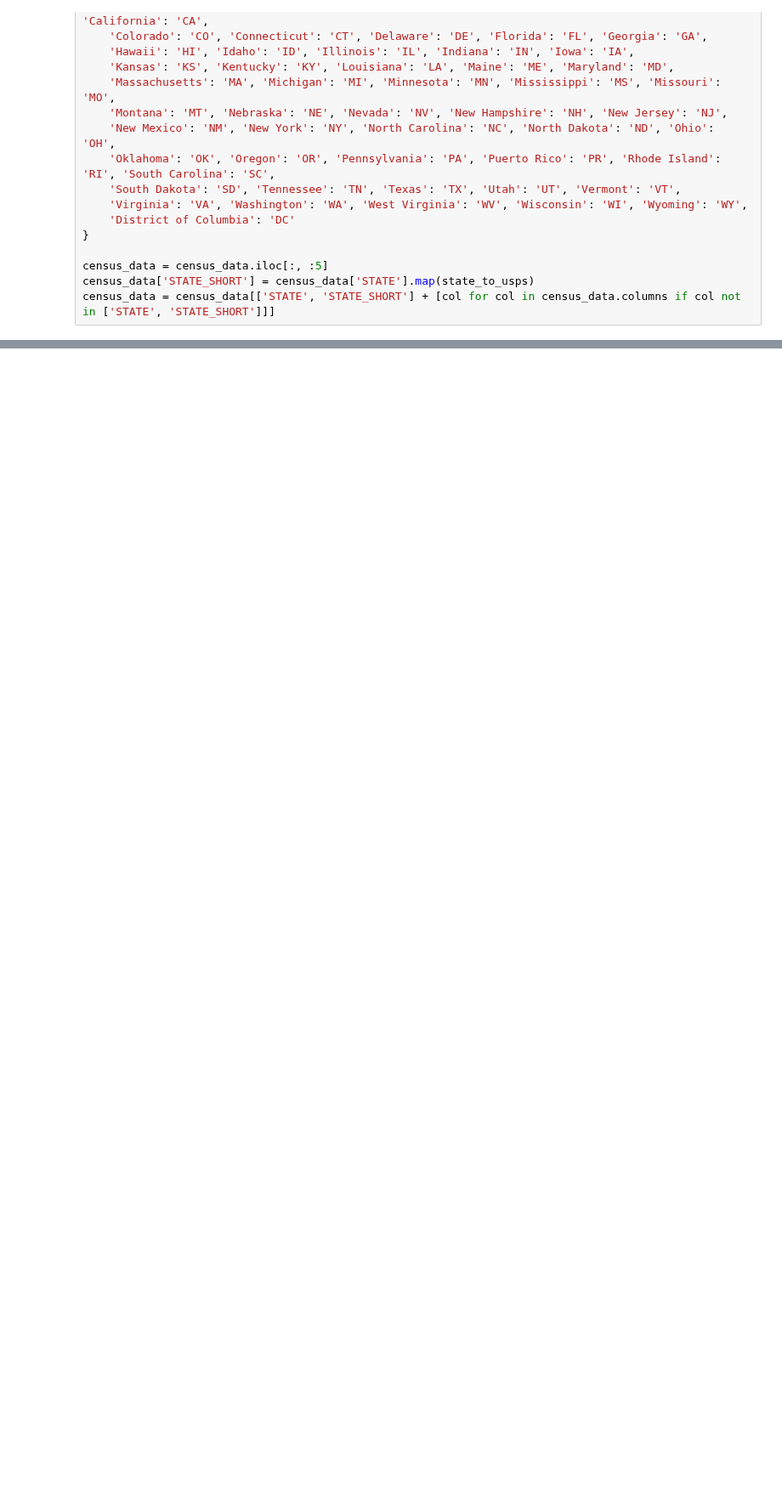
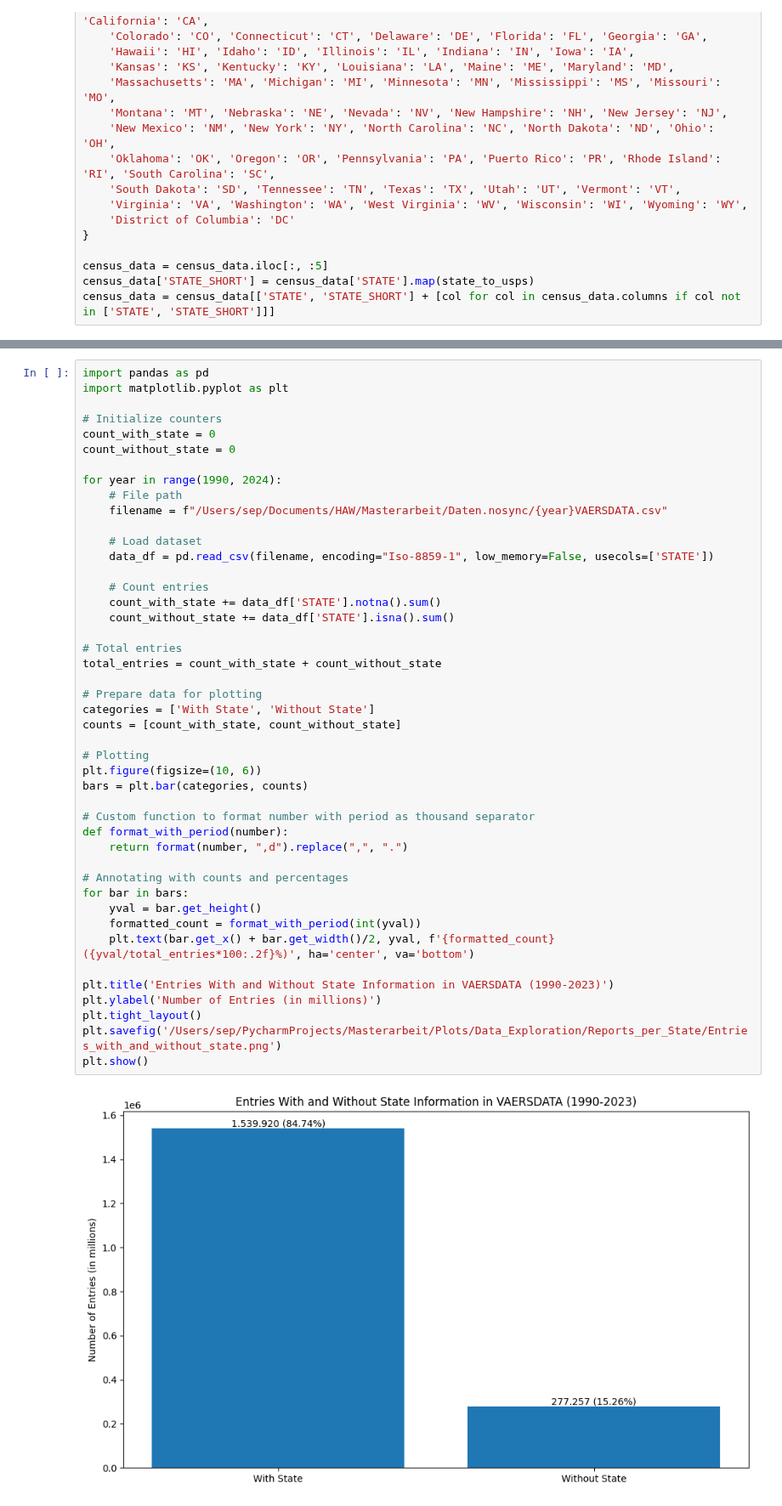
Before and after one commit to ZaNioxX/Masterarbeit, a Jupyter notebook: Data_Exploration/Reports_per_State.ipynb, the cells around one changed output, grey strips where cells are left out. Shown at 85% size. Cells and saved outputs as stored; diff of their text form; blank space fills up the shorter version.

Commit message:
added reports per state plots

```diff
--- a/Data_Exploration/Reports_per_State.ipynb
+++ b/Data_Exploration/Reports_per_State.ipynb
@@ -605,3 +605,50 @@ census_data
 | 56 | Puerto Rico | PR | 3285874.0 | 3725789.0 | 3808610.0 | ... |
 | 57 | Note:\n 1 Includes the resident p... | NaN | NaN | NaN | NaN | ... |
 | 58 | Page 1 of 3 | NaN | NaN | NaN | NaN | ... |
+# %%
+import pandas as pd
+import matplotlib.pyplot as plt
+
+# Initialize counters
+count_with_state = 0
+count_without_state = 0
+
+for year in range(1990, 2024):
+    # File path
+    filename = f"/Users/sep/Documents/HAW/Masterarbeit/Daten.nosync/{year}VAERSDATA.csv"
+
+    # Load dataset
+    data_df = pd.read_csv(filename, encoding="Iso-8859-1", low_memory=False, usecols=['STATE'])
+
+    # Count entries
+    count_with_state += data_df['STATE'].notna().sum()
+    count_without_state += data_df['STATE'].isna().sum()
+
+# Total entries
+total_entries = count_with_state + count_without_state
+
+# Prepare data for plotting
+categories = ['With State', 'Without State']
+counts = [count_with_state, count_without_state]
+
+# Plotting
+plt.figure(figsize=(10, 6))
+bars = plt.bar(categories, counts)
+
+# Custom function to format number with period as thousand separator
+def format_with_period(number):
+    return format(number, ",d").replace(",", ".")
+
+# Annotating with counts and percentages
+for bar in bars:
+    yval = bar.get_height()
+    formatted_count = format_with_period(int(yval))
+    plt.text(bar.get_x() + bar.get_width()/2, yval, f'{formatted_count} ({yval/total_entries*100:.2f}%)', ha='center', va='bottom')
+
+plt.title('Entries With and Without State Information in VAERSDATA (1990-2023)')
+plt.ylabel('Number of Entries (in millions)')
+plt.tight_layout()
+plt.savefig('/Users/sep/PycharmProjects/Masterarbeit/Plots/Data_Exploration/Reports_per_State/Entries_with_and_without_state.png')
+plt.show()
+# %% [output]
+[figure, added]
```
Also changed, not shown: parts of 1 cell of this notebook, 2 other files.
